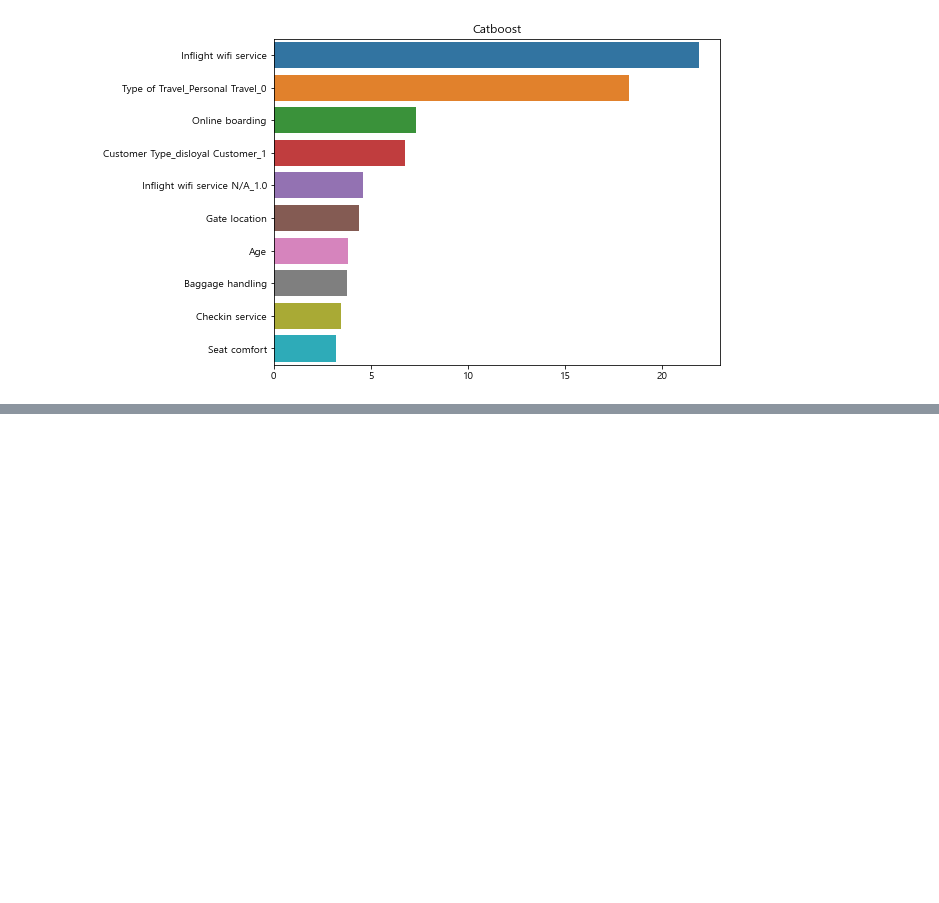
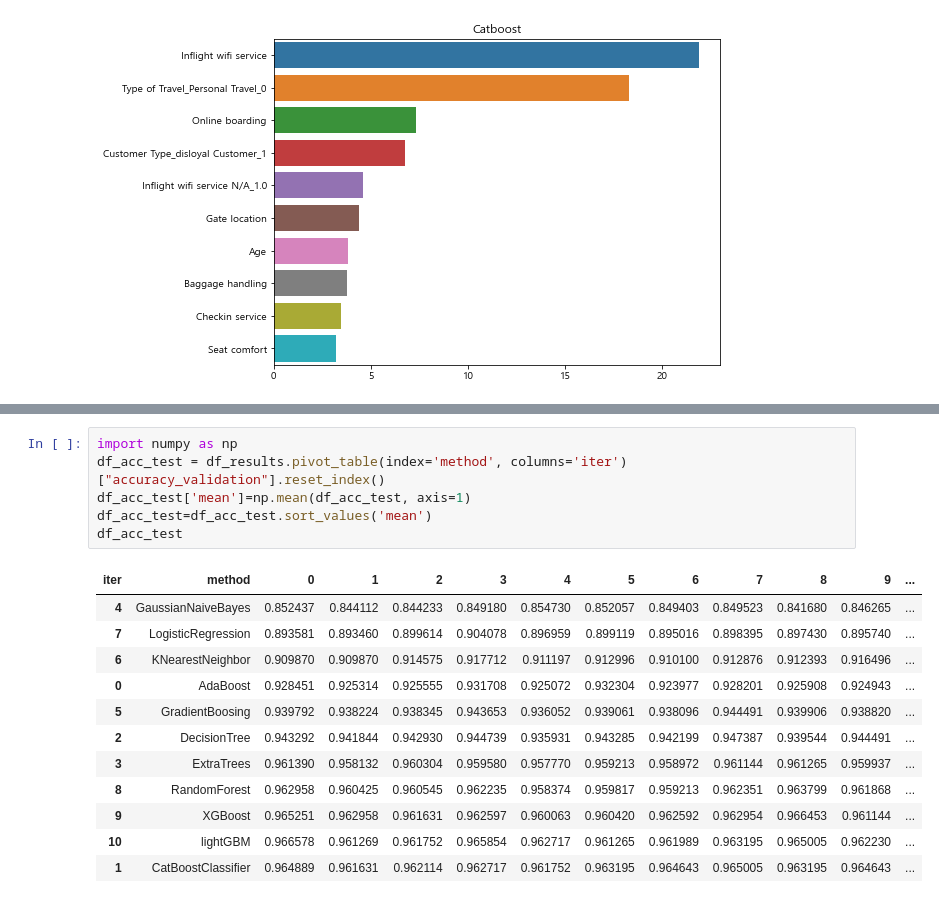
Before and after one commit to boohyunkim/Airline, a Jupyter notebook: Airline/Airline_Modeling(Revised).ipynb, the cells around one changed output, grey strips where cells are left out. Drawn from its saved outputs; the diff is of its cells as text; blank space fills up the shorter version.

```diff
--- a/Airline/Airline_Modeling(Revised).ipynb
+++ b/Airline/Airline_Modeling(Revised).ipynb
@@ -331,0 +530,19 @@ plt.rcParams['font.family'] = 'Malgun Gothic'
+# %%
+import numpy as np
+df_acc_test = df_results.pivot_table(index='method', columns='iter')["accuracy_validation"].reset_index()
+df_acc_test['mean']=np.mean(df_acc_test, axis=1)
+df_acc_test=df_acc_test.sort_values('mean')
+df_acc_test
+# %% [output]
+| iter | method | 0 | 1 | 2 | 3 | 4 | 5 | 6 | 7 | 8 | 9 | ... |
+| 4 | GaussianNaiveBayes | 0.852437 | 0.844112 | 0.844233 | 0.849180 | 0.854730 | 0.852057 | 0.849403 | 0.849523 | 0.841680 | 0.846265 | ... |
+| 7 | LogisticRegression | 0.893581 | 0.893460 | 0.899614 | 0.904078 | 0.896959 | 0.899119 | 0.895016 | 0.898395 | 0.897430 | 0.895740 | ... |
+| 6 | KNearestNeighbor | 0.909870 | 0.909870 | 0.914575 | 0.917712 | 0.911197 | 0.912996 | 0.910100 | 0.912876 | 0.912393 | 0.916496 | ... |
+| 0 | AdaBoost | 0.928451 | 0.925314 | 0.925555 | 0.931708 | 0.925072 | 0.932304 | 0.923977 | 0.928201 | 0.925908 | 0.924943 | ... |
+| 5 | GradientBoosing | 0.939792 | 0.938224 | 0.938345 | 0.943653 | 0.936052 | 0.939061 | 0.938096 | 0.944491 | 0.939906 | 0.938820 | ... |
+| 2 | DecisionTree | 0.943292 | 0.941844 | 0.942930 | 0.944739 | 0.935931 | 0.943285 | 0.942199 | 0.947387 | 0.939544 | 0.944491 | ... |
+| 3 | ExtraTrees | 0.961390 | 0.958132 | 0.960304 | 0.959580 | 0.957770 | 0.959213 | 0.958972 | 0.961144 | 0.961265 | 0.959937 | ... |
+| 8 | RandomForest | 0.962958 | 0.960425 | 0.960545 | 0.962235 | 0.958374 | 0.959817 | 0.959213 | 0.962351 | 0.963799 | 0.961868 | ... |
+| 9 | XGBoost | 0.965251 | 0.962958 | 0.961631 | 0.962597 | 0.960063 | 0.960420 | 0.962592 | 0.962954 | 0.966453 | 0.961144 | ... |
+| 10 | lightGBM | 0.966578 | 0.961269 | 0.961752 | 0.965854 | 0.962717 | 0.961265 | 0.961989 | 0.963195 | 0.965005 | 0.962230 | ... |
+| 1 | CatBoostClassifier | 0.964889 | 0.961631 | 0.962114 | 0.962717 | 0.961752 | 0.963195 | 0.964643 | 0.965005 | 0.963195 | 0.964643 | ... |
```
Also changed, not shown: parts of 13 cells of this notebook.
